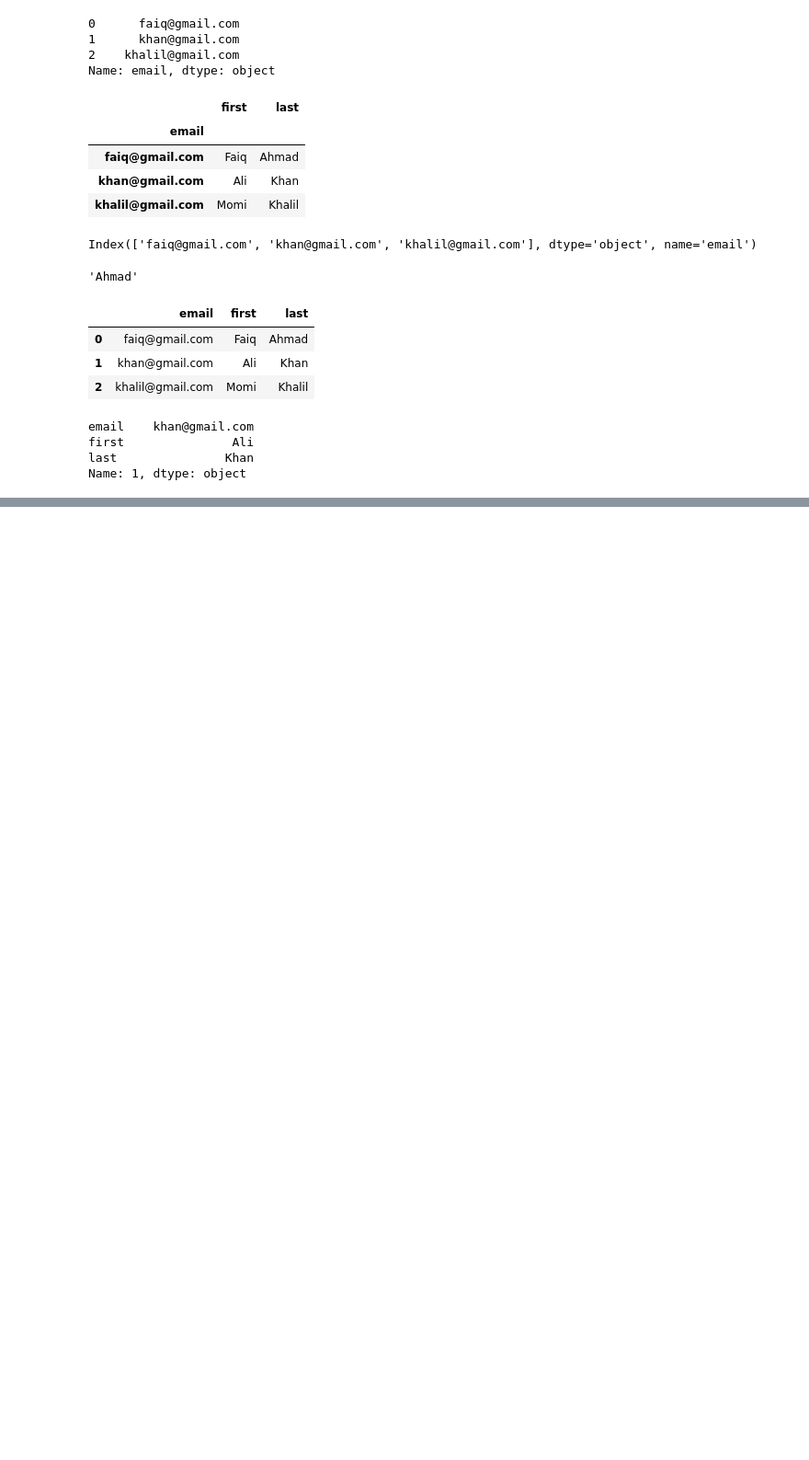
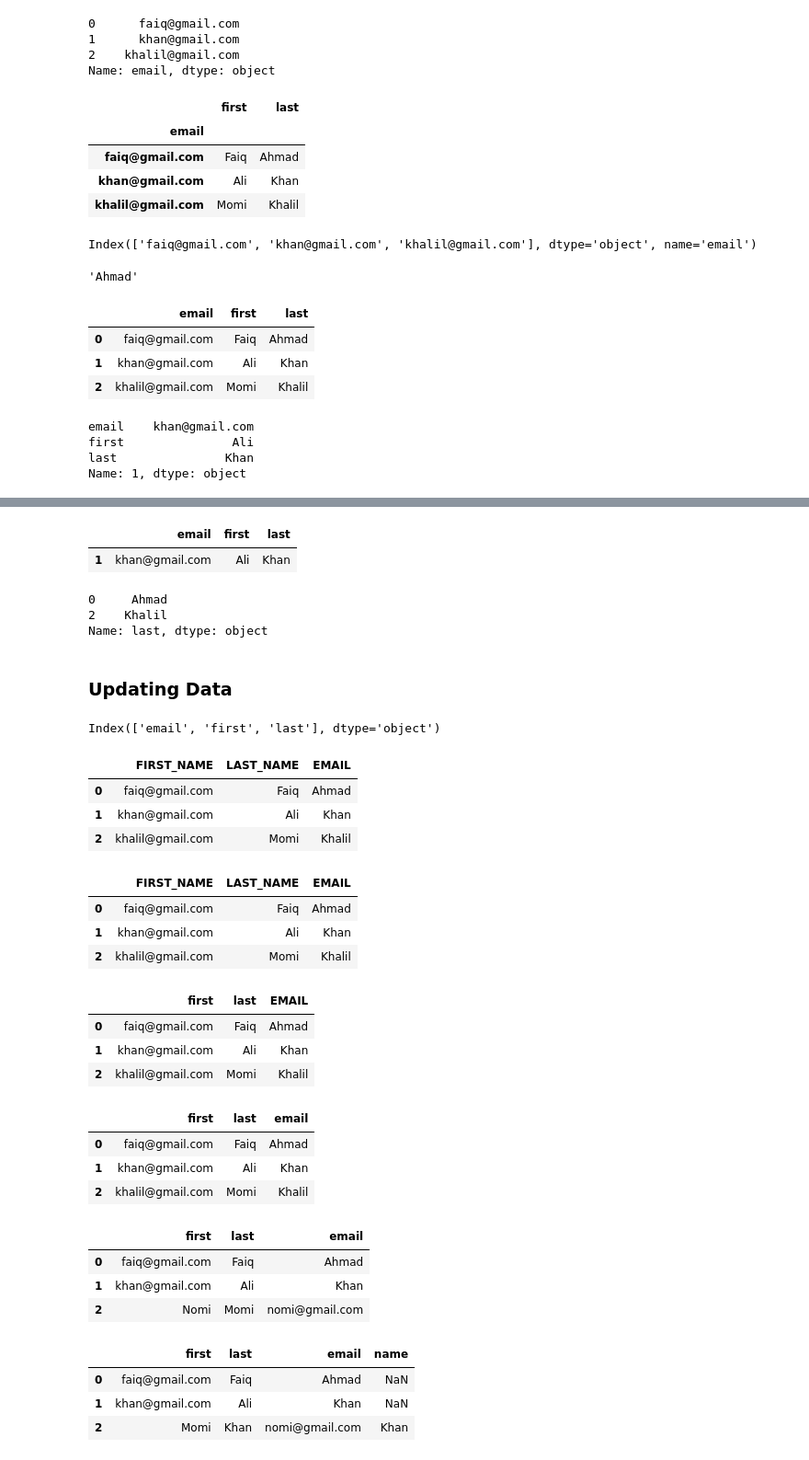
Before and after one commit to realfaiq/100-Days-of-Python, a Jupyter notebook: Data-Preprocessing/Snippets.ipynb, the cells around one changed output, grey strips where cells are left out. Shown: that part at 92% size. Saved outputs shown, nothing was run; the diff lists cells and outputs as text; code cells hidden in the pictures; blank space fills up the shorter version.

```diff
--- a/Data-Preprocessing/Snippets.ipynb
+++ b/Data-Preprocessing/Snippets.ipynb
@@ -65,0 +70,20 @@ Name: 1, dtype: object
+# %%
+df[filt]
+# %% [output]
+|  | email | first | last |
+| 1 | khan@gmail.com | Ali | Khan |
+# %%
+# Can also do with .loc
+# ~ for negation
+df.loc[filt]
+df.loc[~filt, 'last']
+# %% [output]
+0     Ahmad
+2    Khalil
+Name: last, dtype: object
+# %% [markdown]
+### Updating Data
+# %%
+df.columns
+# %% [output]
+Index(['email', 'first', 'last'], dtype='object')
@@ -65,0 +94,55 @@ Name: 1, dtype: object
+# %%
+df.columns = [x.upper() for x in df.columns]
+df
+# %% [output]
+|  | FIRST_NAME | LAST_NAME | EMAIL |
+| 0 | faiq@gmail.com | Faiq | Ahmad |
+| 1 | khan@gmail.com | Ali | Khan |
+| 2 | khalil@gmail.com | Momi | Khalil |
+# %%
+df.columns = df.columns.str.replace(' ','_')
+df
+# %% [output]
+|  | FIRST_NAME | LAST_NAME | EMAIL |
+| 0 | faiq@gmail.com | Faiq | Ahmad |
+| 1 | khan@gmail.com | Ali | Khan |
+| 2 | khalil@gmail.com | Momi | Khalil |
+# %%
+#For changing specific columns
+df.rename(columns = {'FIRST_NAME' : 'first', 'LAST_NAME': 'last'}, inplace = True)
+# %%
+df
+# %% [output]
+|  | first | last | EMAIL |
+| 0 | faiq@gmail.com | Faiq | Ahmad |
+| 1 | khan@gmail.com | Ali | Khan |
+| 2 | khalil@gmail.com | Momi | Khalil |
+# %%
+df.rename(columns = {'EMAIL': 'email'}, inplace = True)
+# %%
+df
+# %% [output]
+|  | first | last | email |
+| 0 | faiq@gmail.com | Faiq | Ahmad |
+| 1 | khan@gmail.com | Ali | Khan |
+| 2 | khalil@gmail.com | Momi | Khalil |
+# %%
+#Updating Rows
+#But you've to write for all columns
+df.loc[2] = ['Nomi', 'Momi', 'nomi@gmail.com']
+# %%
+df
+# %% [output]
+|  | first | last | email |
+| 0 | faiq@gmail.com | Faiq | Ahmad |
+| 1 | khan@gmail.com | Ali | Khan |
+| 2 | Nomi | Momi | nomi@gmail.com |
+# %%
+df.loc[2, ['first', 'last']] = ['Momi', 'Khan']
+# %%
+df
+# %% [output]
+|  | first | last | email | name |
+| 0 | faiq@gmail.com | Faiq | Ahmad | NaN |
+| 1 | khan@gmail.com | Ali | Khan | NaN |
+| 2 | Momi | Khan | nomi@gmail.com | Khan |
```
Also changed, not shown: parts of 21 cells of this notebook, 1 other file.
